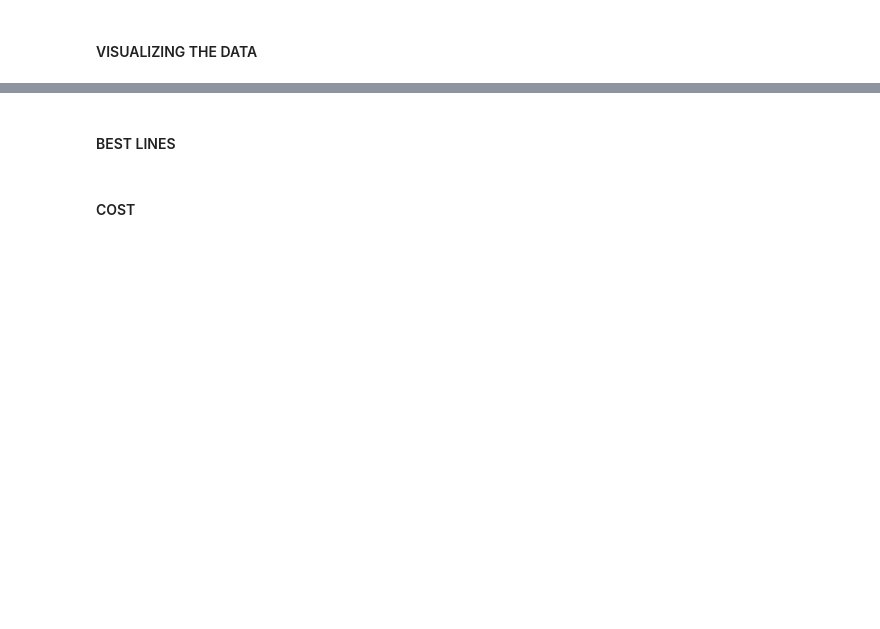
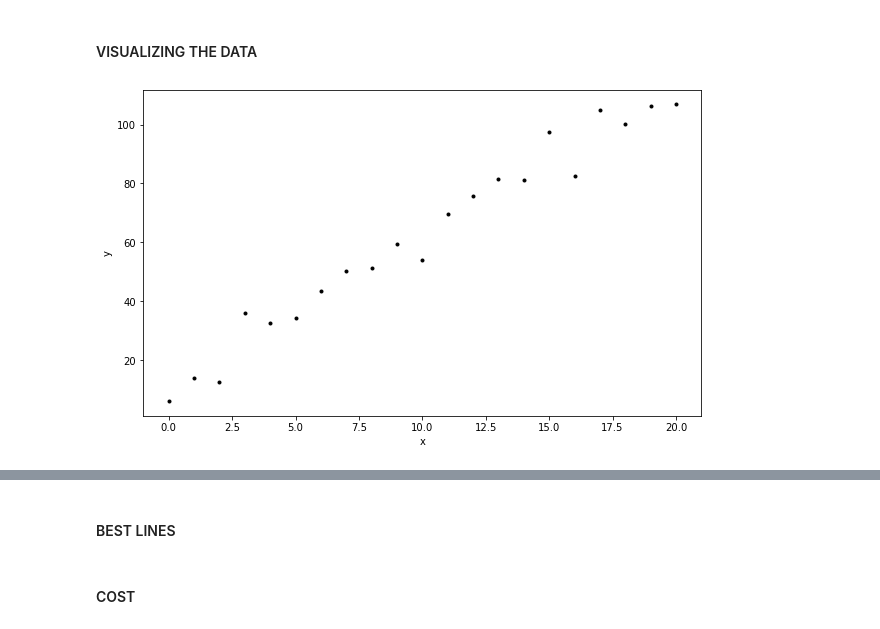
Before and after one commit to AnteDujic/MLS---Assesment, a Jupyter notebook: Practicals/02-models.ipynb, the cells around one changed output, grey strips where cells are left out. Drawn from its saved outputs; the diff is of its cells as text; code cells hidden in the pictures; blank space fills up the shorter version.

```diff
--- a/Practicals/02-models.ipynb
+++ b/Practicals/02-models.ipynb
@@ -54,0 +67,4 @@ Statistical method to create a linear model is linear regression. [4] Linear Reg
+# %%
+x = np.arange(0.0, 21.0, 1.0)
+y = 5.0 * w + 10.0 + np.random.normal(0.0, 5.0, w.size)
+x, y
@@ -55,2 +80,15 @@ Statistical method to create a linear model is linear regression. [4] Linear Reg
 # %% [markdown]
 #### VISUALIZING THE DATA
+# %%
+# Create the plot.
+plt.rcParams['figure.figsize'] = (10, 6)
+plt.plot(x, y, 'k.')
+
+# Set some properties for the plot.
+plt.xlabel('x')
+plt.ylabel('y')
+
+# Show the plot.
+plt.show()
+# %% [output]
+[figure, added]
```
Also changed, not shown: parts of 12 cells of this notebook.
